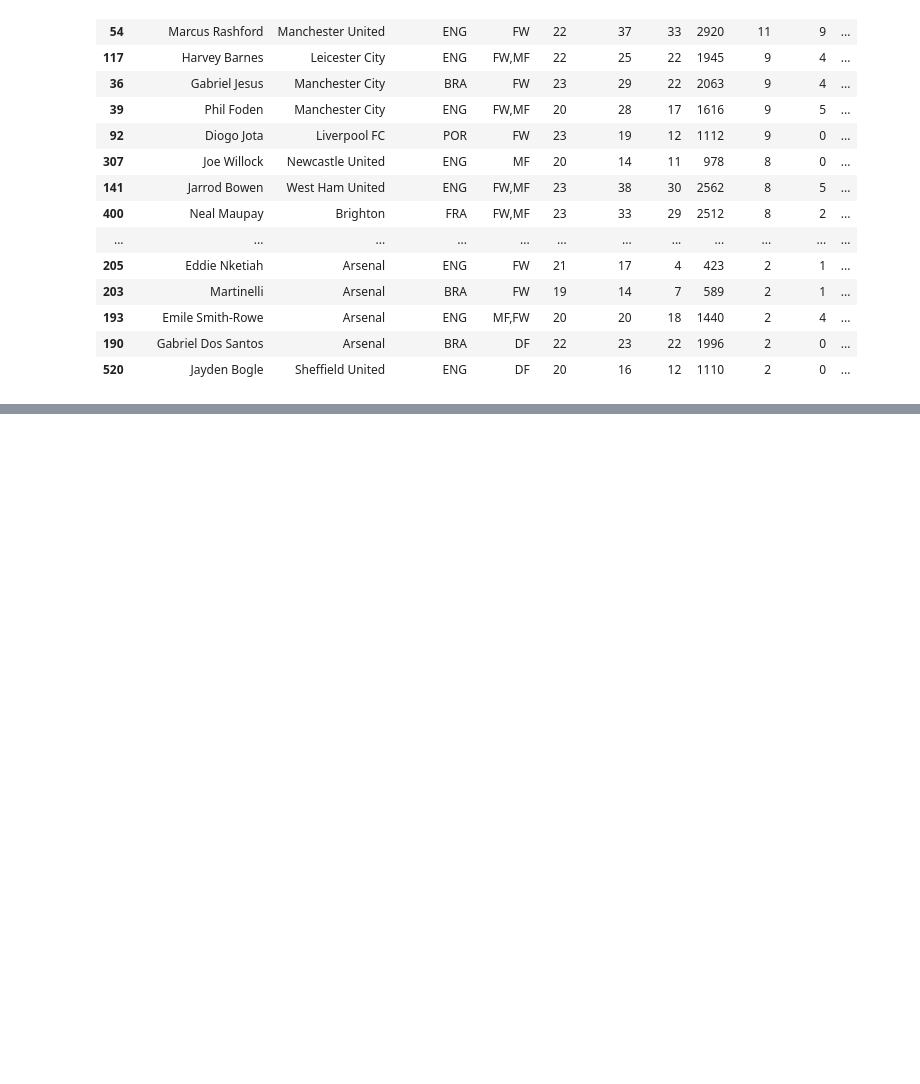
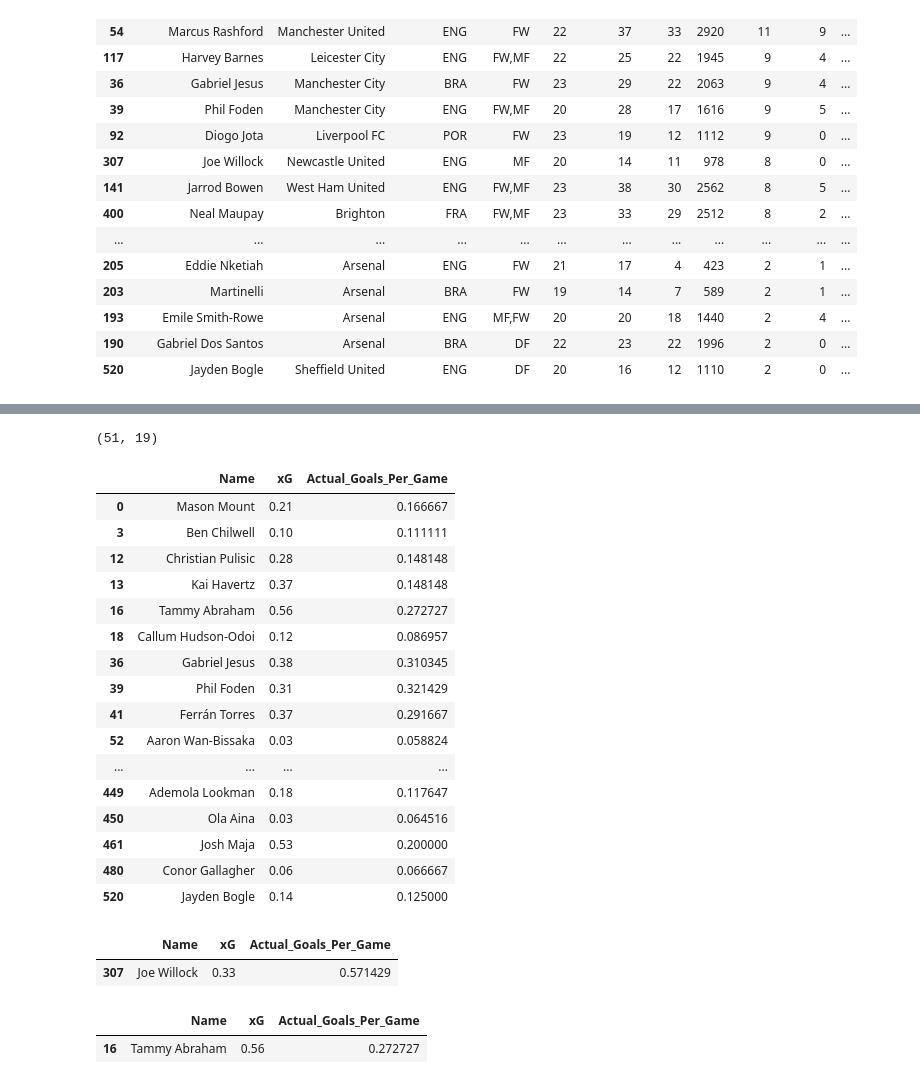
Before and after one commit to CiaranRoddy/UCDPA_CiaranRoddy1, a Jupyter notebook: Young Player Goals V Expected Goals Project.ipynb, the cells around one changed output, grey strips where cells are left out. Cells and saved outputs as stored; diff of their text form; code cells hidden in the pictures; blank space fills up the shorter version.

```diff
--- a/Young Player Goals V Expected Goals Project.ipynb
+++ b/Young Player Goals V Expected Goals Project.ipynb
@@ -95,0 +140,24 @@ plt.show()
+# %%
+u24.shape
+# %% [output]
+(51, 19)
+# %%
+xg
+# %% [output]
+|  | Name | xG | Actual_Goals_Per_Game |
+| 0 | Mason Mount | 0.21 | 0.166667 |
+| 3 | Ben Chilwell | 0.10 | 0.111111 |
+| 12 | Christian Pulisic | 0.28 | 0.148148 |
+| 13 | Kai Havertz | 0.37 | 0.148148 |
+| 16 | Tammy Abraham | 0.56 | 0.272727 |
+| 18 | Callum Hudson-Odoi | 0.12 | 0.086957 |
+| 36 | Gabriel Jesus | 0.38 | 0.310345 |
+| 39 | Phil Foden | 0.31 | 0.321429 |
+| 41 | Ferrán Torres | 0.37 | 0.291667 |
+| 52 | Aaron Wan-Bissaka | 0.03 | 0.058824 |
+| ... | ... | ... | ... |
+| 449 | Ademola Lookman | 0.18 | 0.117647 |
+| 450 | Ola Aina | 0.03 | 0.064516 |
+| 461 | Josh Maja | 0.53 | 0.200000 |
+| 480 | Conor Gallagher | 0.06 | 0.066667 |
+| 520 | Jayden Bogle | 0.14 | 0.125000 |
@@ -95,0 +166,10 @@ plt.show()
+# %%
+xg[xg["Name"]=="Joe Willock"]
+# %% [output]
+|  | Name | xG | Actual_Goals_Per_Game |
+| 307 | Joe Willock | 0.33 | 0.571429 |
+# %%
+xg[xg["Name"]=="Tammy Abraham"]
+# %% [output]
+|  | Name | xG | Actual_Goals_Per_Game |
+| 16 | Tammy Abraham | 0.56 | 0.272727 |
```
Also changed, not shown: parts of 6 cells of this notebook.
